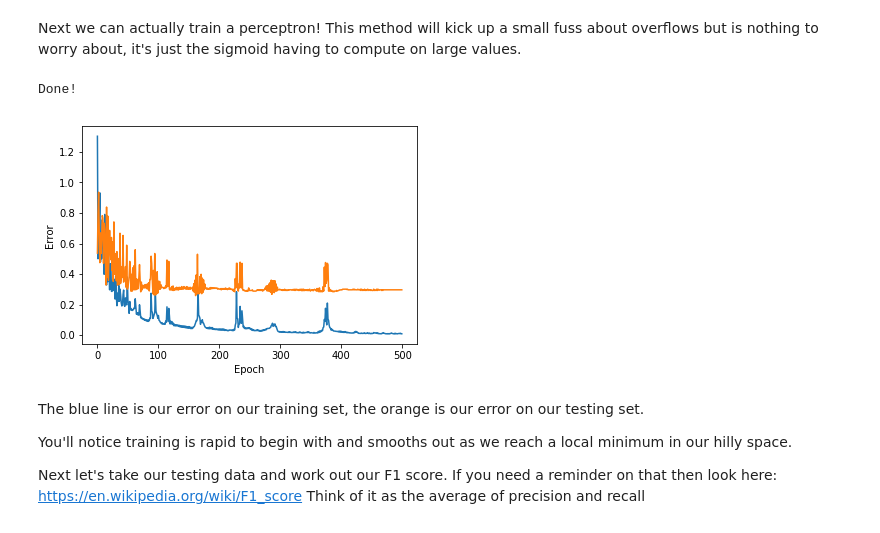
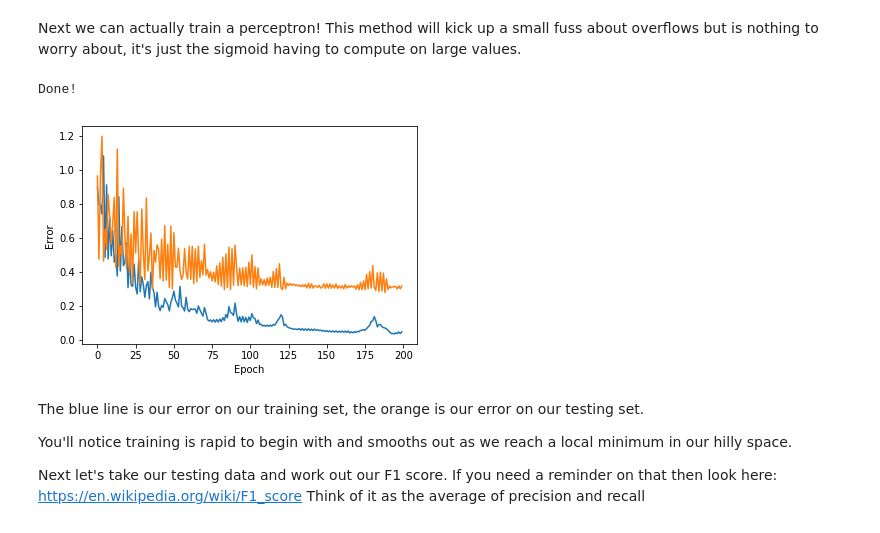
Before and after one commit to SamJamesKennedy/PerceptronDSpresentation, a Jupyter notebook: Amazon Reviews.ipynb, the cells around one changed output. Drawn from its saved outputs; the diff is of its cells as text; code cells hidden in the pictures.

```diff
--- a/Amazon Reviews.ipynb
+++ b/Amazon Reviews.ipynb
@@ -145,12 +144,12 @@ def use_perceptron(X, W):
 # %% [markdown]
 Next we can actually train a perceptron! This method will kick up a small fuss about overflows but is nothing to worry about, it's just the sigmoid having to compute on large values.
 # %%
-n_epochs = 500 #How long to train the network, try adjusting this number! (>200 can take a few seconds)
+n_epochs = 200 #How long to train the network, try adjusting this number! (>200 can take a few seconds)
 eta = 0.11 #Our "step size", how big of a step do we take down the hill? Adjust this number too!
 W = train_perceptron(x_train_res, y_train_res, n_epochs, eta, x_test=x_test, y_test=y_test)
 # %% [output]
 Done!
-[figure, old version]
+[figure, new version]
 # %% [markdown]
 The blue line is our error on our training set, the orange is our error on our testing set.
 
```
Also changed, not shown: parts of 4 cells of this notebook.
